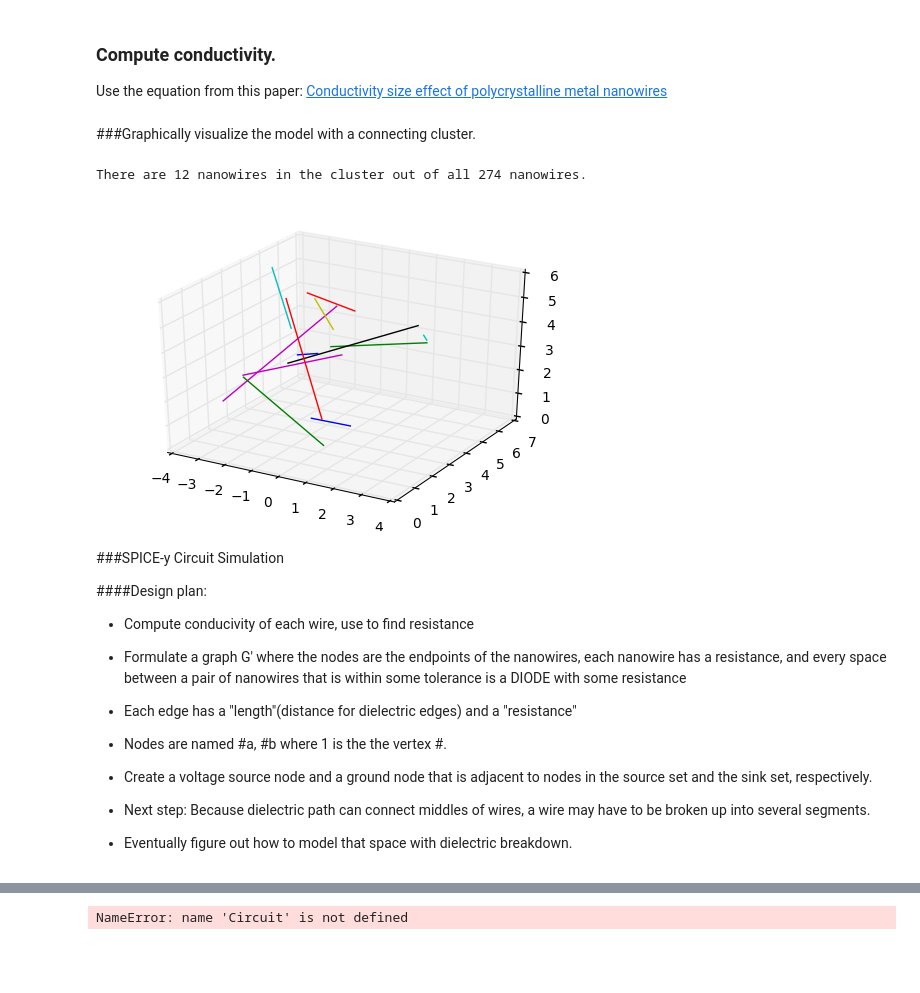
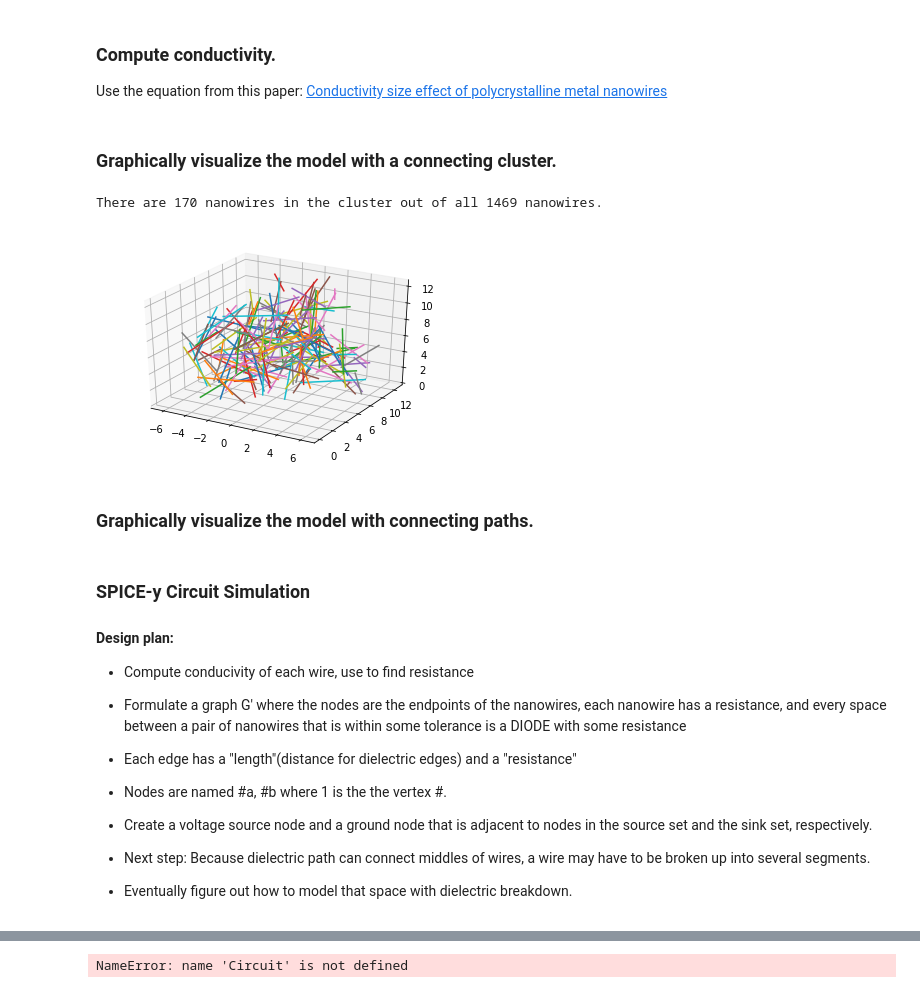
Before and after one commit to mzhang32/nanohub-project, a Jupyter notebook: first_submodel.ipynb, the cells around one changed output, grey strips where cells are left out. Saved outputs shown, nothing was run; the diff lists cells and outputs as text; code cells hidden in the pictures; blank space fills up the shorter version.

```diff
--- a/first_submodel.ipynb
+++ b/first_submodel.ipynb
@@ -561,17 +559,19 @@ def calc_resistance(total_cond, cross_sectional_area, length):
     resistance = (resistivity * length) / cross_sectional_area
     return resistance
 # %% [markdown]
-###Graphically visualize the model with a connecting cluster.
+### Graphically visualize the model with a connecting cluster.
 # %%
 import matplotlib.pyplot as plt
 from mpl_toolkits.mplot3d import Axes3D
 fig = plt.figure()
 ax = fig.add_subplot(111, projection='3d')
-K = find_connecting_cluster(length_of_poly, segments, H)[0]
-for n in K.nodes():
-  seg = segments[n]
-  ax.plot(seg[0], seg[1], seg[2])
+K_prime = find_connecting_cluster(length_of_poly, segments, H)[0]
+for n in K_prime.nodes():
+    seg = segments[n]
+    ax.plot(seg[0], seg[1], seg[2])
 plt.show()
 # %% [output]
-There are 12 nanowires in the cluster out of all 274 nanowires.
+There are 170 nanowires in the cluster out of all 1469 nanowires.
-[figure, old version]
+[figure, new version]
+# %% [markdown]
+### Graphically visualize the model with connecting paths.
@@ -578,7 +580,7 @@ There are 12 nanowires in the cluster out of all 274 nanowires.
 # %% [markdown]
-###SPICE-y Circuit Simulation
+### SPICE-y Circuit Simulation
 
-####Design plan:
+#### Design plan:
 *   Compute conducivity of each wire, use to find resistance
 *   Formulate a graph G' where the nodes are the endpoints of the nanowires, each nanowire has a resistance, and every space between a pair of nanowires that is within some tolerance is a DIODE with some resistance
  * Each edge has a "length"(distance for dielectric edges) and a "resistance"
```
Also changed, not shown: parts of 34 cells of this notebook.
